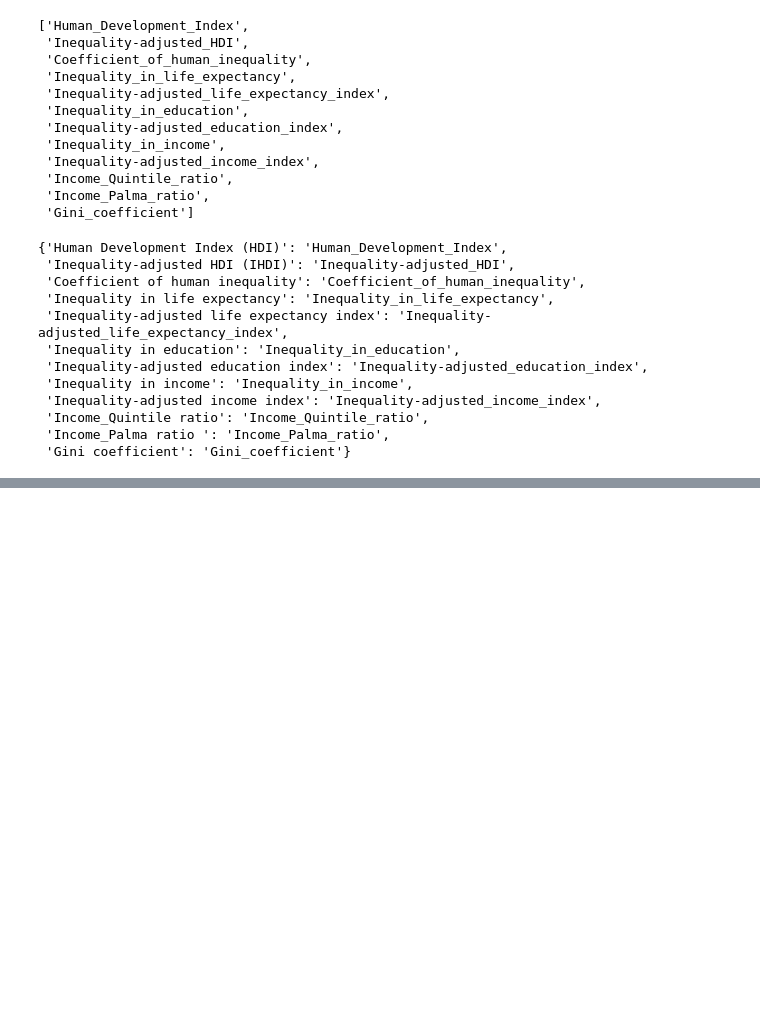
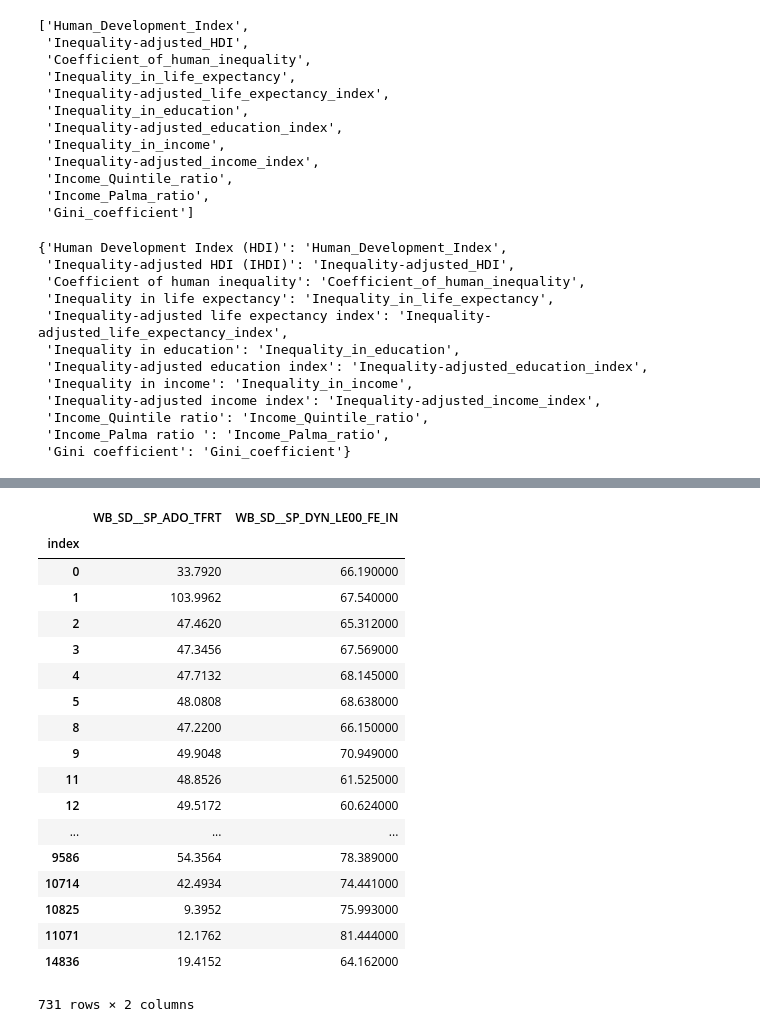
Before and after one commit to thiesgehrmann/JuSiPy_Asser, a Jupyter notebook: 1_pipeline_features.ipynb, the cells around one changed output, grey strips where cells are left out. Saved outputs shown, nothing was run; the diff lists cells and outputs as text; code cells hidden in the pictures; blank space fills up the shorter version.

```diff
--- a/1_pipeline_features.ipynb
+++ b/1_pipeline_features.ipynb
@@ -307,0 +382,25 @@ dict(zip(list(unhdi.features.columns), newnames))
+# %%
+M = Out[129][['WB_SD__SP_ADO_TFRT','WB_SD__SP_DYN_LE00_FE_IN']]
+I = Impute(M, strategy='median')
+# %%
+M.drop_duplicates()
+# %% [output]
+|  | WB_SD__SP_ADO_TFRT | WB_SD__SP_DYN_LE00_FE_IN |
+| index |  |  |
+| 0 | 33.7920 | 66.190000 |
+| 1 | 103.9962 | 67.540000 |
+| 2 | 47.4620 | 65.312000 |
+| 3 | 47.3456 | 67.569000 |
+| 4 | 47.7132 | 68.145000 |
+| 5 | 48.0808 | 68.638000 |
+| 8 | 47.2200 | 66.150000 |
+| 9 | 49.9048 | 70.949000 |
+| 11 | 48.8526 | 61.525000 |
+| 12 | 49.5172 | 60.624000 |
+| ... | ... | ... |
+| 9586 | 54.3564 | 78.389000 |
+| 10714 | 42.4934 | 74.441000 |
+| 10825 | 9.3952 | 75.993000 |
+| 11071 | 12.1762 | 81.444000 |
+| 14836 | 19.4152 | 64.162000 |
+731 rows × 2 columns
```
Also changed, not shown: parts of 5 cells of this notebook, 3 other files.
